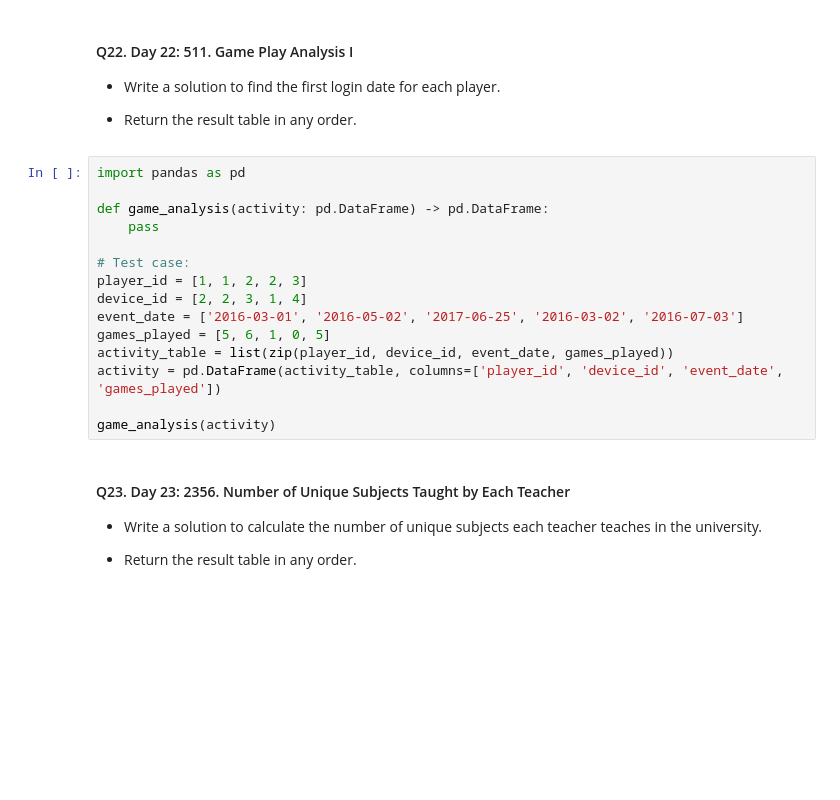
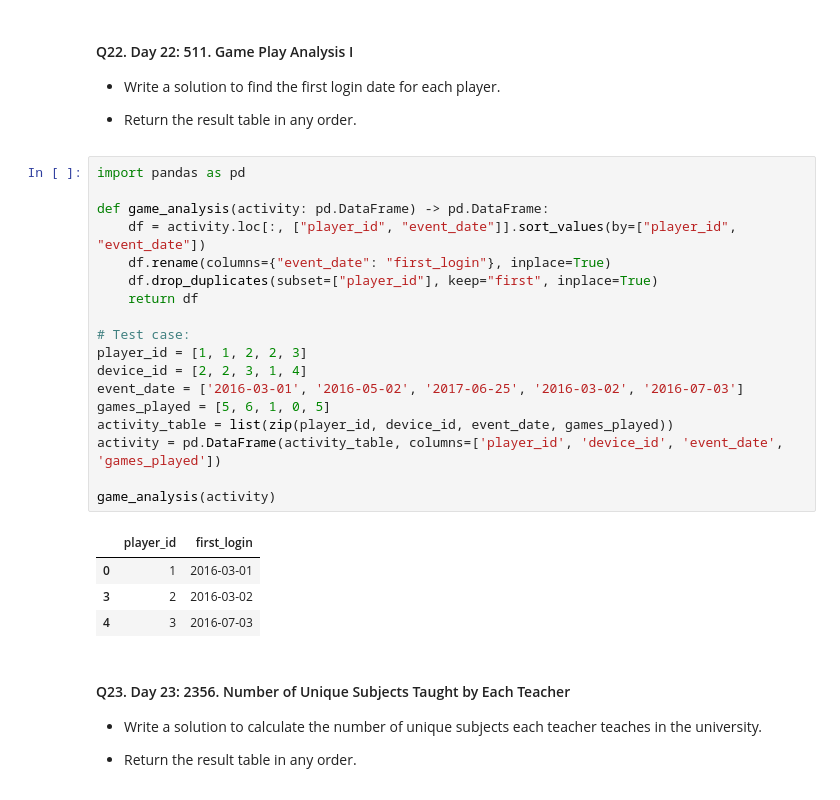
Before and after one commit to manishpan/pandas-practice, a Jupyter notebook: 30_days_of_pandas.ipynb, the cells around one changed output. Saved outputs shown, nothing was run; the diff lists cells and outputs as text; blank space fills up the shorter version.

```diff
--- a/30_days_of_pandas.ipynb
+++ b/30_days_of_pandas.ipynb
@@ -483,18 +524,26 @@ total_time(employees)
 # %%
 import pandas as pd
 
 def game_analysis(activity: pd.DataFrame) -> pd.DataFrame:
-    pass
+    df = activity.loc[:, ["player_id", "event_date"]].sort_values(by=["player_id", "event_date"])
+    df.rename(columns={"event_date": "first_login"}, inplace=True)
+    df.drop_duplicates(subset=["player_id"], keep="first", inplace=True)
+    return df
 
 # Test case:
 player_id = [1, 1, 2, 2, 3]
 device_id = [2, 2, 3, 1, 4]
 event_date = ['2016-03-01', '2016-05-02', '2017-06-25', '2016-03-02', '2016-07-03']
 games_played = [5, 6, 1, 0, 5]
 activity_table = list(zip(player_id, device_id, event_date, games_played))
 activity = pd.DataFrame(activity_table, columns=['player_id', 'device_id', 'event_date', 'games_played'])
 
 game_analysis(activity)
+# %% [output]
+|  | player_id | first_login |
+| 0 | 1 | 2016-03-01 |
+| 3 | 2 | 2016-03-02 |
+| 4 | 3 | 2016-07-03 |
 # %% [markdown]
 #### Q23. Day 23: 2356. Number of Unique Subjects Taught by Each Teacher
 
```
Also changed, not shown: parts of 13 cells of this notebook.
